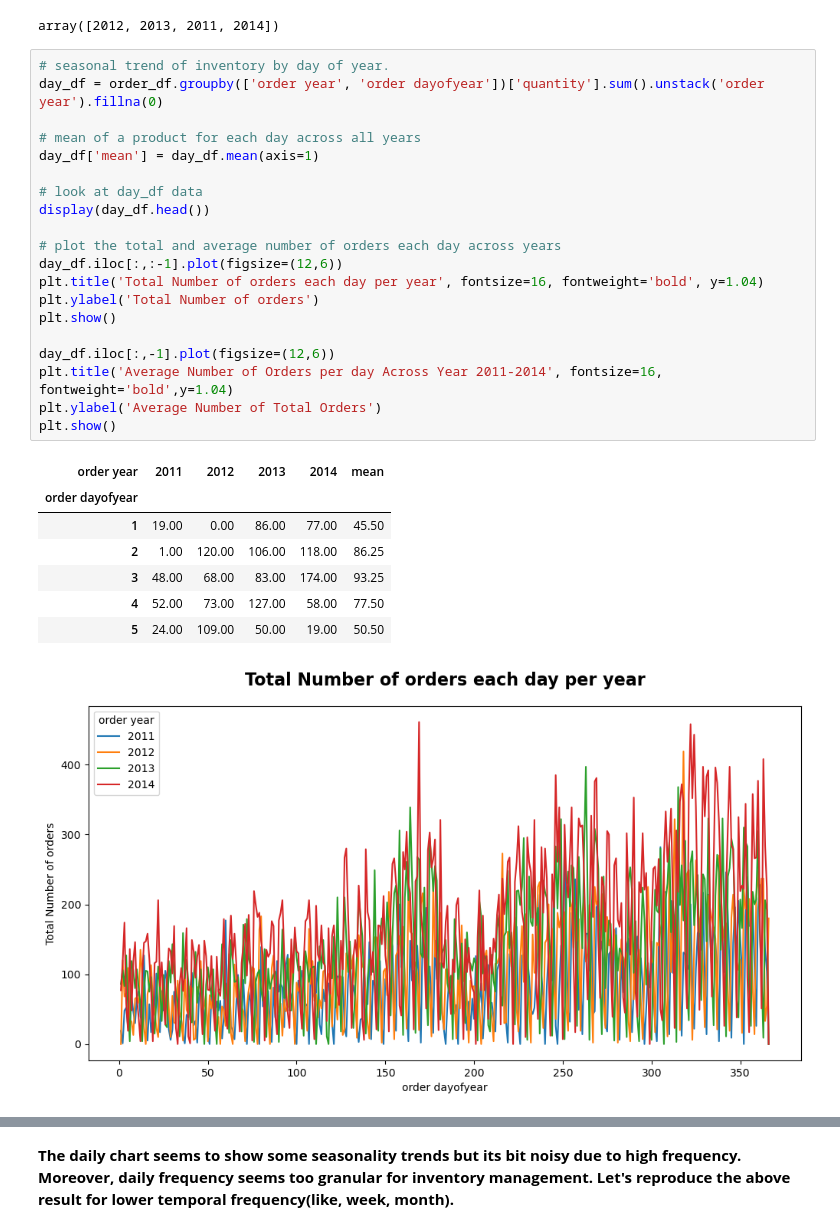
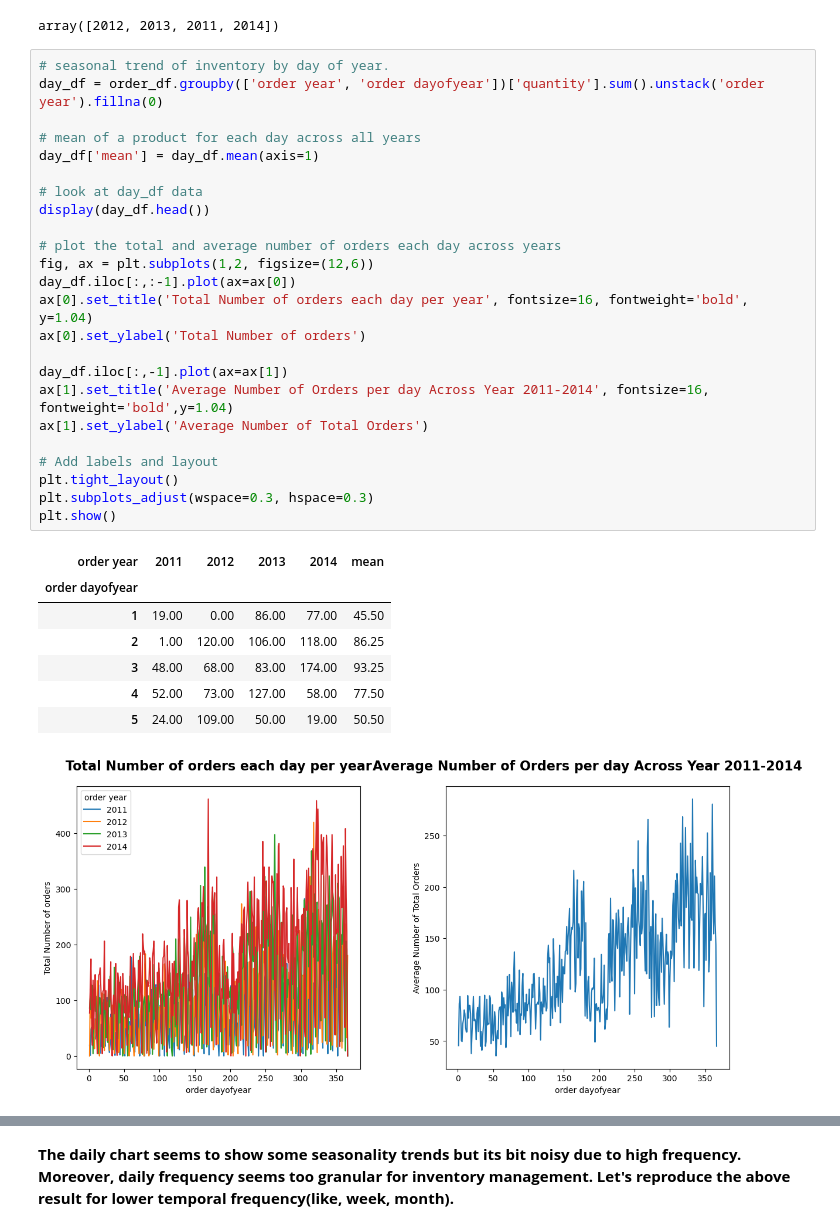
Before and after one commit to annugit1655/Global-Superstore-Project, a Jupyter notebook: notebooks/order-return.ipynb, the cells around one changed output, grey strips where cells are left out. Saved outputs shown, nothing was run; the diff lists cells and outputs as text.

```diff
--- a/notebooks/order-return.ipynb
+++ b/notebooks/order-return.ipynb
@@ -409,29 +409,33 @@ array([2012, 2013, 2011, 2014])
 # %%
 # seasonal trend of inventory by day of year.
 day_df = order_df.groupby(['order year', 'order dayofyear'])['quantity'].sum().unstack('order year').fillna(0)
 
 # mean of a product for each day across all years
 day_df['mean'] = day_df.mean(axis=1)
 
 # look at day_df data
 display(day_df.head())
 
 # plot the total and average number of orders each day across years
-day_df.iloc[:,:-1].plot(figsize=(12,6))
-plt.title('Total Number of orders each day per year', fontsize=16, fontweight='bold', y=1.04)
-plt.ylabel('Total Number of orders')
+fig, ax = plt.subplots(1,2, figsize=(12,6))
+day_df.iloc[:,:-1].plot(ax=ax[0])
+ax[0].set_title('Total Number of orders each day per year', fontsize=16, fontweight='bold', y=1.04)
+ax[0].set_ylabel('Total Number of orders')
+
+day_df.iloc[:,-1].plot(ax=ax[1])
+ax[1].set_title('Average Number of Orders per day Across Year 2011-2014', fontsize=16, fontweight='bold',y=1.04)
+ax[1].set_ylabel('Average Number of Total Orders')
+
+# Add labels and layout
+plt.tight_layout()
+plt.subplots_adjust(wspace=0.3, hspace=0.3)
 plt.show()
-
-day_df.iloc[:,-1].plot(figsize=(12,6))
-plt.title('Average Number of Orders per day Across Year 2011-2014', fontsize=16, fontweight='bold',y=1.04)
-plt.ylabel('Average Number of Total Orders')
-plt.show()
 # %% [output]
 | order year | 2011 | 2012 | 2013 | 2014 | mean |
 | order dayofyear |  |  |  |  |  |
 | 1 | 19.00 | 0.00 | 86.00 | 77.00 | 45.50 |
 | 2 | 1.00 | 120.00 | 106.00 | 118.00 | 86.25 |
 | 3 | 48.00 | 68.00 | 83.00 | 174.00 | 93.25 |
 | 4 | 52.00 | 73.00 | 127.00 | 58.00 | 77.50 |
 | 5 | 24.00 | 109.00 | 50.00 | 19.00 | 50.50 |
-[figure, old version]
+[figure, new version]
```
Also changed, not shown: parts of 10 cells of this notebook.
